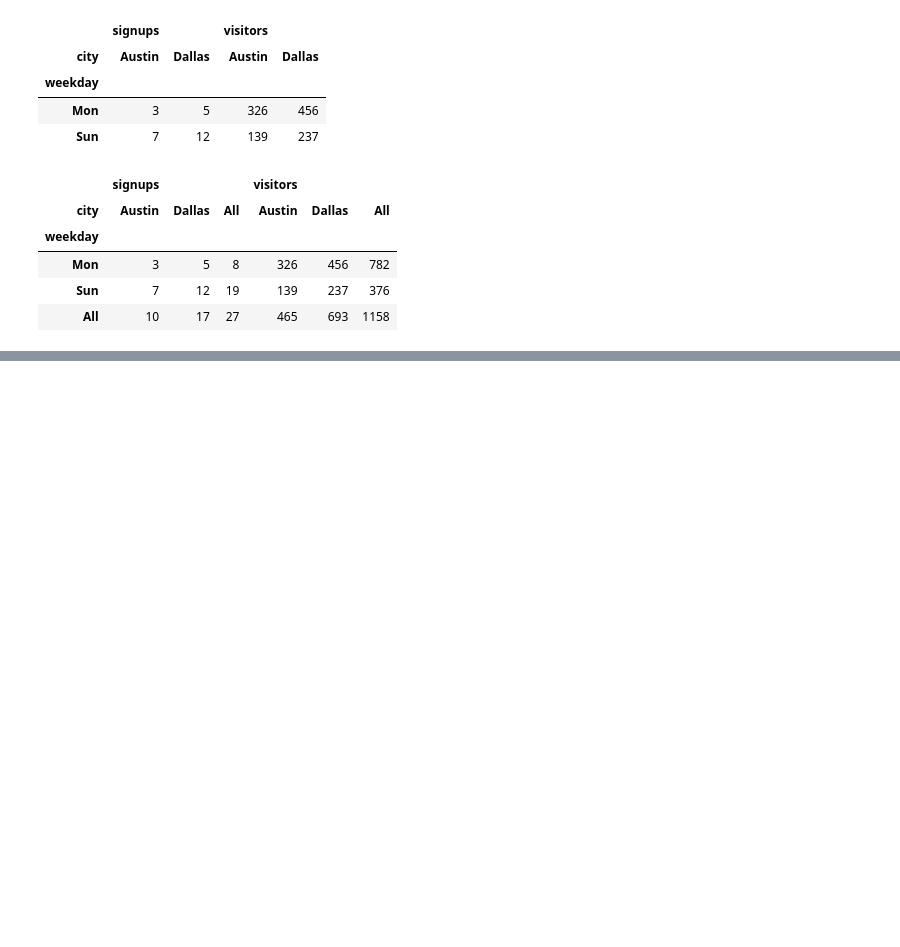
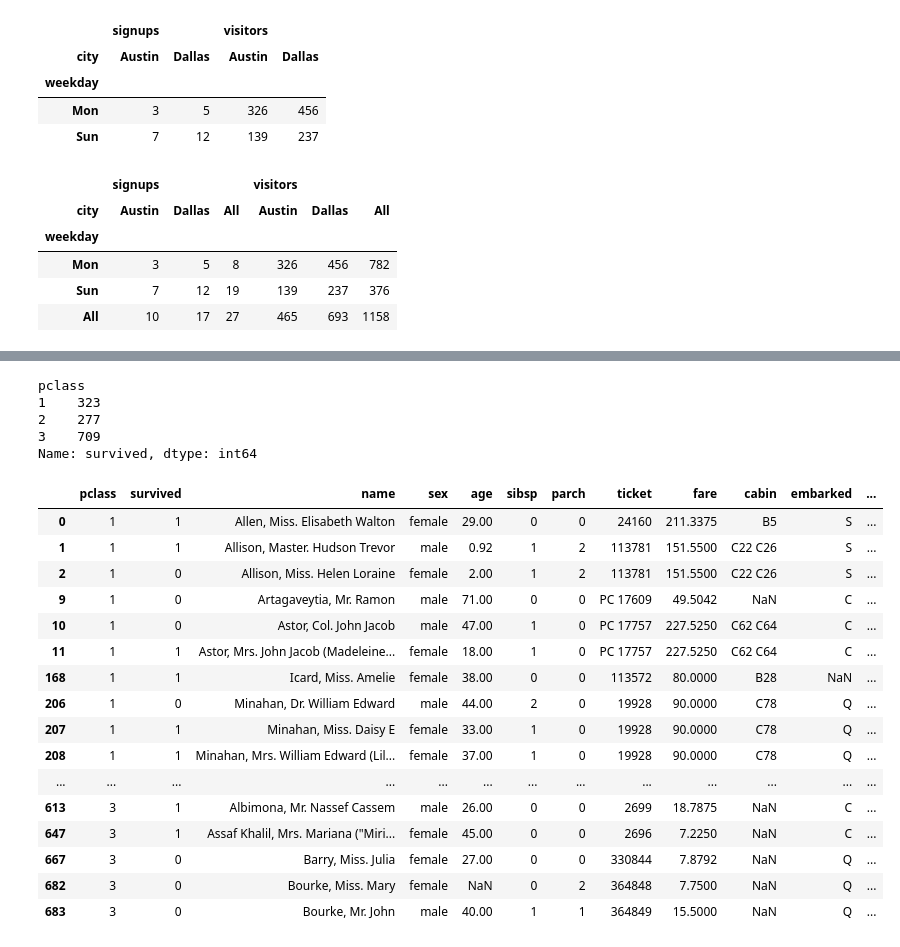
Before and after one commit to SurajKande/python-pandas, a Jupyter notebook: pandas_dataframe_manipulation.ipynb, the cells around one changed output, grey strips where cells are left out. Saved outputs shown, nothing was run; the diff lists cells and outputs as text; code cells hidden in the pictures; blank space fills up the shorter version.

```diff
--- a/pandas_dataframe_manipulation.ipynb
+++ b/pandas_dataframe_manipulation.ipynb
@@ -591,0 +566,2 @@ signups_visitors
+# %%
+titanic_data_frame = pd.read_csv('/content/gdrive/My Drive/datasets/titanic.csv', header=0)
@@ -591,0 +615,32 @@ signups_visitors
+# %%
+#calculating the number of survivers by class
+titanic_survived_by_class = titanic_by_class['survived'].count()
+titanic_survived_by_class
+# %% [output]
+pclass
+1    323
+2    277
+3    709
+Name: survived, dtype: int64
+# %%
+#for accurate insights
+titanic_embarked_by_class = titanic_data_frame.groupby(['embarked','pclass'])
+titanic_embarked_by_class.head(3)
+# %% [output]
+|  | pclass | survived | name | sex | age | sibsp | parch | ticket | fare | cabin | embarked | ... |
+| 0 | 1 | 1 | Allen, Miss. Elisabeth Walton | female | 29.00 | 0 | 0 | 24160 | 211.3375 | B5 | S | ... |
+| 1 | 1 | 1 | Allison, Master. Hudson Trevor | male | 0.92 | 1 | 2 | 113781 | 151.5500 | C22 C26 | S | ... |
+| 2 | 1 | 0 | Allison, Miss. Helen Loraine | female | 2.00 | 1 | 2 | 113781 | 151.5500 | C22 C26 | S | ... |
+| 9 | 1 | 0 | Artagaveytia, Mr. Ramon | male | 71.00 | 0 | 0 | PC 17609 | 49.5042 | NaN | C | ... |
+| 10 | 1 | 0 | Astor, Col. John Jacob | male | 47.00 | 1 | 0 | PC 17757 | 227.5250 | C62 C64 | C | ... |
+| 11 | 1 | 1 | Astor, Mrs. John Jacob (Madeleine... | female | 18.00 | 1 | 0 | PC 17757 | 227.5250 | C62 C64 | C | ... |
+| 168 | 1 | 1 | Icard, Miss. Amelie | female | 38.00 | 0 | 0 | 113572 | 80.0000 | B28 | NaN | ... |
+| 206 | 1 | 0 | Minahan, Dr. William Edward | male | 44.00 | 2 | 0 | 19928 | 90.0000 | C78 | Q | ... |
+| 207 | 1 | 1 | Minahan, Miss. Daisy E | female | 33.00 | 1 | 0 | 19928 | 90.0000 | C78 | Q | ... |
+| 208 | 1 | 1 | Minahan, Mrs. William Edward (Lil... | female | 37.00 | 1 | 0 | 19928 | 90.0000 | C78 | Q | ... |
+| ... | ... | ... | ... | ... | ... | ... | ... | ... | ... | ... | ... | ... |
+| 613 | 3 | 1 | Albimona, Mr. Nassef Cassem | male | 26.00 | 0 | 0 | 2699 | 18.7875 | NaN | C | ... |
+| 647 | 3 | 1 | Assaf Khalil, Mrs. Mariana ("Miri... | female | 45.00 | 0 | 0 | 2696 | 7.2250 | NaN | C | ... |
+| 667 | 3 | 0 | Barry, Miss. Julia | female | 27.00 | 0 | 0 | 330844 | 7.8792 | NaN | Q | ... |
+| 682 | 3 | 0 | Bourke, Miss. Mary | female | NaN | 0 | 2 | 364848 | 7.7500 | NaN | Q | ... |
+| 683 | 3 | 0 | Bourke, Mr. John | male | 40.00 | 1 | 1 | 364849 | 15.5000 | NaN | Q | ... |
```
Also changed, not shown: parts of 30 cells of this notebook.
